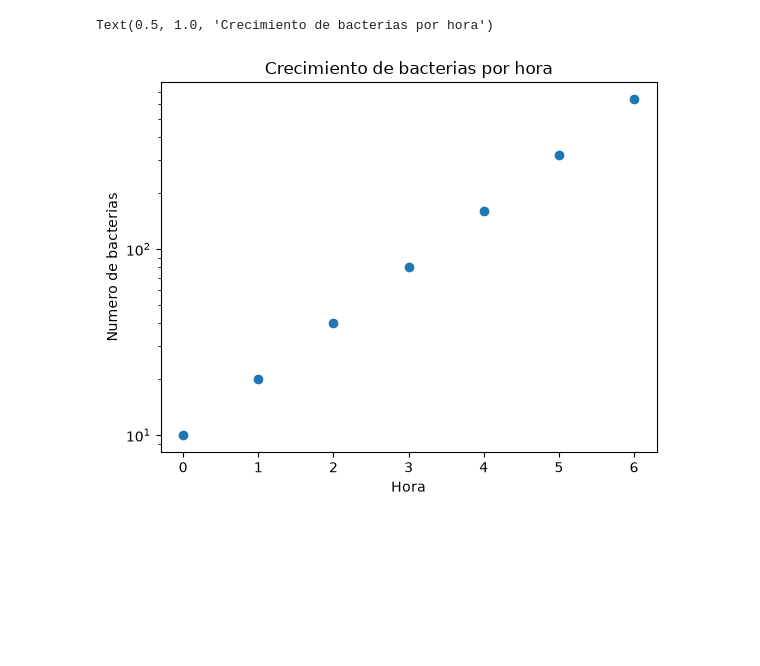
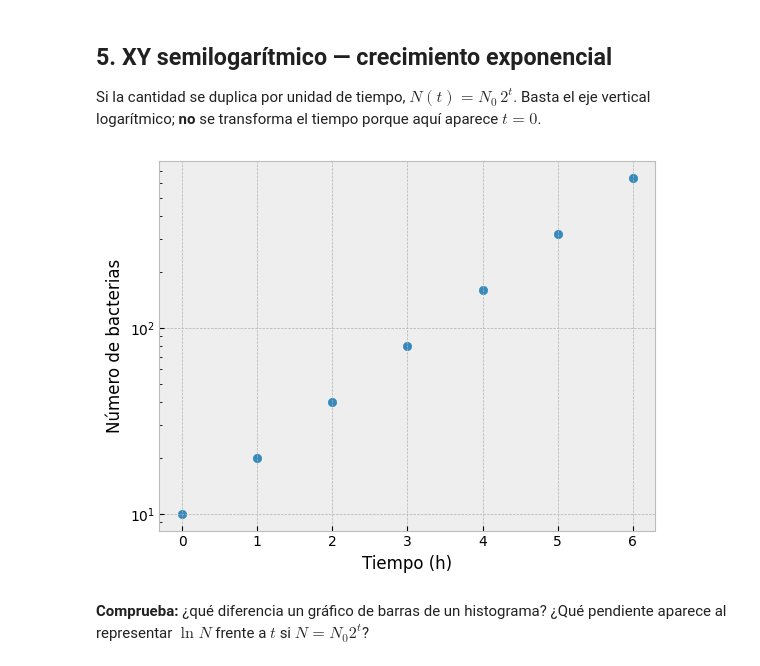
Before and after one commit to Dewscot/Clases, a Jupyter notebook: Lab 1/Ejercicios/Graficas/Graficas_ejercicios.ipynb, the cells around one changed output. Saved outputs shown, nothing was run; the diff lists cells and outputs as text; code cells hidden in the pictures; blank space fills up the shorter version.

```diff
--- a/Lab 1/Ejercicios/Graficas/Graficas_ejercicios.ipynb
+++ b/Lab 1/Ejercicios/Graficas/Graficas_ejercicios.ipynb
@@ -1,3 +4,4 @@
 # %%
 import numpy as np
 import matplotlib.pyplot as plt
+plt.style.use('bmh')
@@ -61,13 +55,15 @@ Text(0.5, 1.0, 'Crecimiento de una planta de tomate')
+# %% [markdown]
+## 5. XY semilogarítmico — crecimiento exponencial
+Si la cantidad se duplica por unidad de tiempo, $N(t)=N_0\,2^t$. Basta el eje vertical logarítmico; **no** se transforma el tiempo porque aquí aparece $t=0$.
 # %%
-datos_logaritmo = np.genfromtxt('05_xy_logaritmico.txt')
-x= datos_logaritmo[:,0]
-y= datos_logaritmo[:,1]
-
-plt.scatter(x,y)
+datos = np.genfromtxt('05_xy_logaritmico.txt')
+hora, bacterias = datos.T
+plt.scatter(hora, bacterias)
 plt.yscale('log')
-plt.xlabel('Hora')
-plt.ylabel('Numero de bacterias')
-plt.title('Crecimiento de bacterias por hora')
+plt.xlabel('Tiempo (h)')
+plt.ylabel('Número de bacterias')
+plt.show()
 # %% [output]
-Text(0.5, 1.0, 'Crecimiento de bacterias por hora')
-[figure, old version]
+[figure, new version]
+# %% [markdown]
+**Comprueba:** ¿qué diferencia un gráfico de barras de un histograma? ¿Qué pendiente aparece al representar $\ln N$ frente a $t$ si $N=N_0 2^t$?
```
Also changed, not shown: parts of 12 cells of this notebook, 11 other files.
